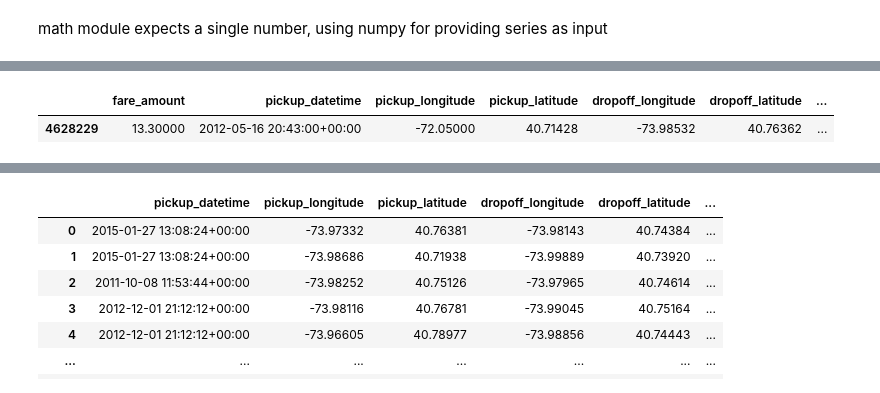
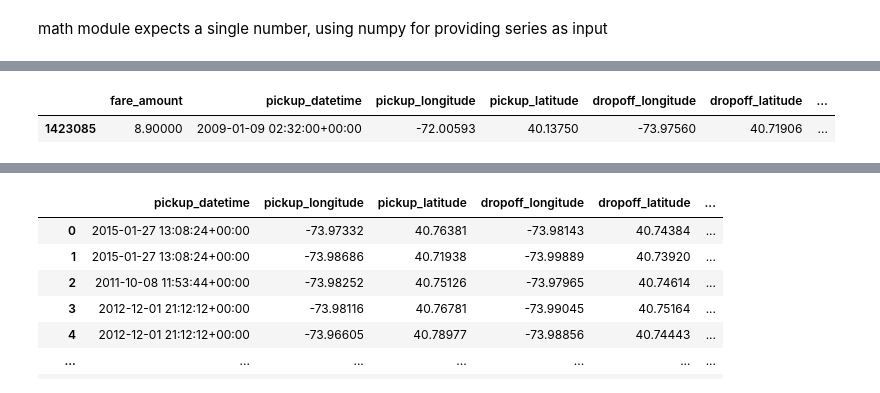
Before and after one commit to saquibmohiuddin/Taxi-Fare-nyc, a Jupyter notebook: nyc_taxi.ipynb, the cells around one changed output, grey strips where cells are left out. Drawn from its saved outputs; the diff is of its cells as text; code cells hidden in the pictures.

```diff
--- a/nyc_taxi.ipynb
+++ b/nyc_taxi.ipynb
@@ -274,6 +271,6 @@ df["trip_distance"].max()
 # %%
-max_df = df[df["trip_distance"] == 163.1425201852527]
+max_df = df[df["trip_distance"] == 178.81596366391366]
 max_df
 # %% [output]
 |  | fare_amount | pickup_datetime | pickup_longitude | pickup_latitude | dropoff_longitude | dropoff_latitude | ... |
-| 4628229 | 13.30000 | 2012-05-16 20:43:00+00:00 | -72.05000 | 40.71428 | -73.98532 | 40.76362 | ... |
+| 1423085 | 8.90000 | 2009-01-09 02:32:00+00:00 | -72.00593 | 40.13750 | -73.97560 | 40.71906 | ... |
```
Also changed, not shown: parts of 93 cells of this notebook, 2 other files.
